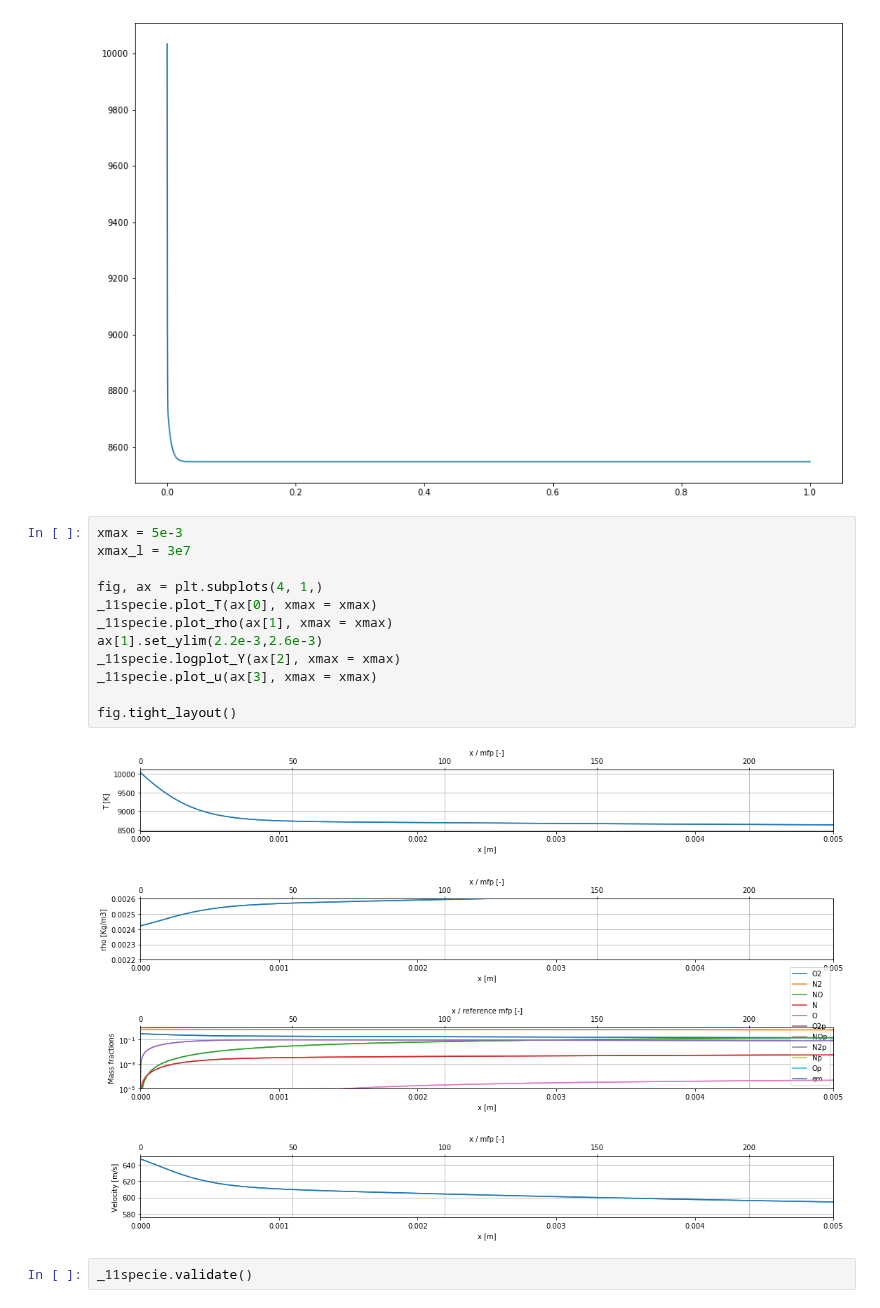
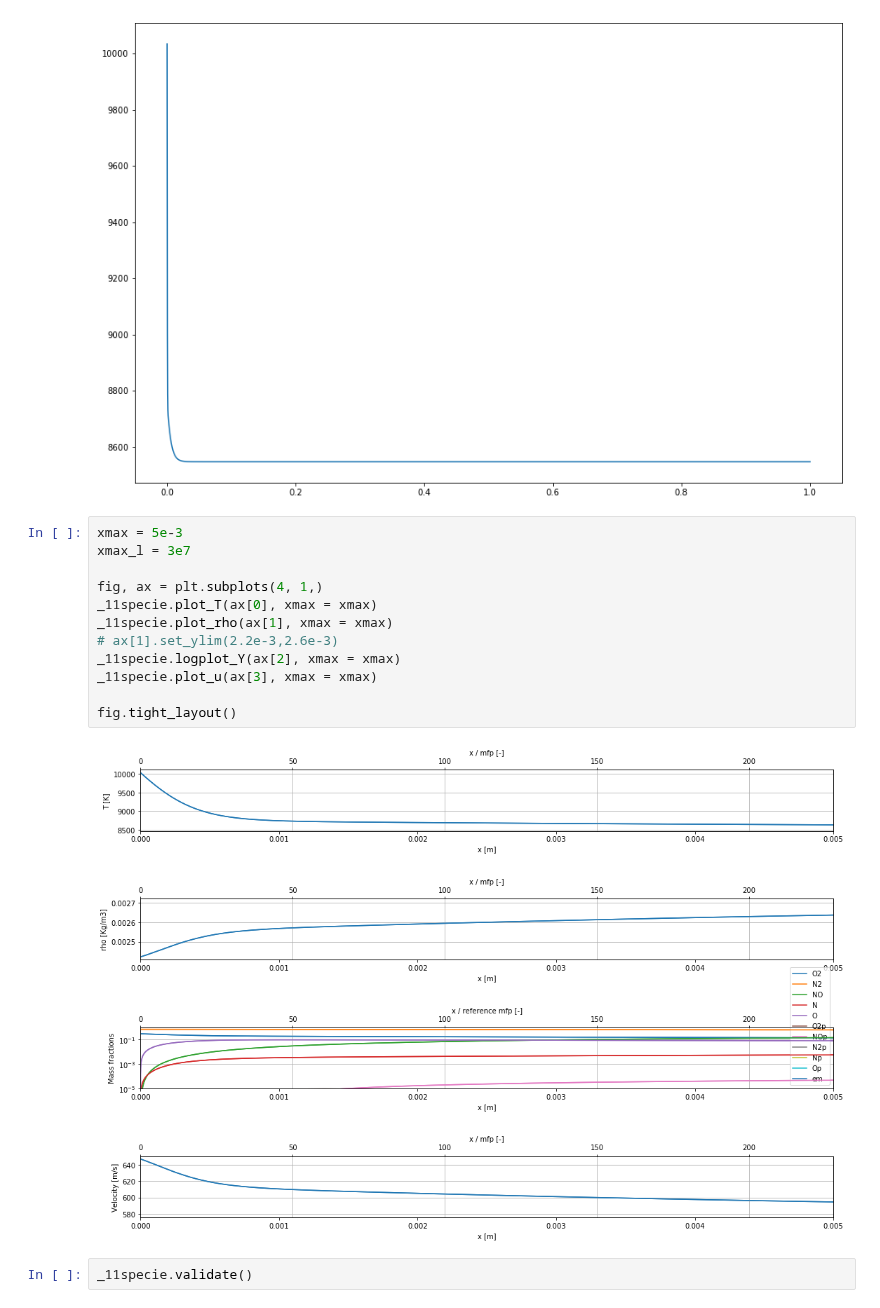
Before and after one commit to 20edo/Reactive_shock_air, a Jupyter notebook: Reactive_Air_shock.ipynb, the cells around one changed output. Drawn from its saved outputs; the diff is of its cells as text.

```diff
--- a/Reactive_Air_shock.ipynb
+++ b/Reactive_Air_shock.ipynb
@@ -1705,17 +1705,17 @@ ax.plot(_11specie.sol_x, _11specie.sol_T)
 # %%
 xmax = 5e-3
 xmax_l = 3e7
 
 fig, ax = plt.subplots(4, 1,)
 _11specie.plot_T(ax[0], xmax = xmax)
 _11specie.plot_rho(ax[1], xmax = xmax)
-ax[1].set_ylim(2.2e-3,2.6e-3)
+# ax[1].set_ylim(2.2e-3,2.6e-3)
 _11specie.logplot_Y(ax[2], xmax = xmax)
 _11specie.plot_u(ax[3], xmax = xmax)
 
 fig.tight_layout()
 # %% [output]
-[figure, old version]
+[figure, new version]
 # %%
 _11specie.validate()
 # %% [output]
```
